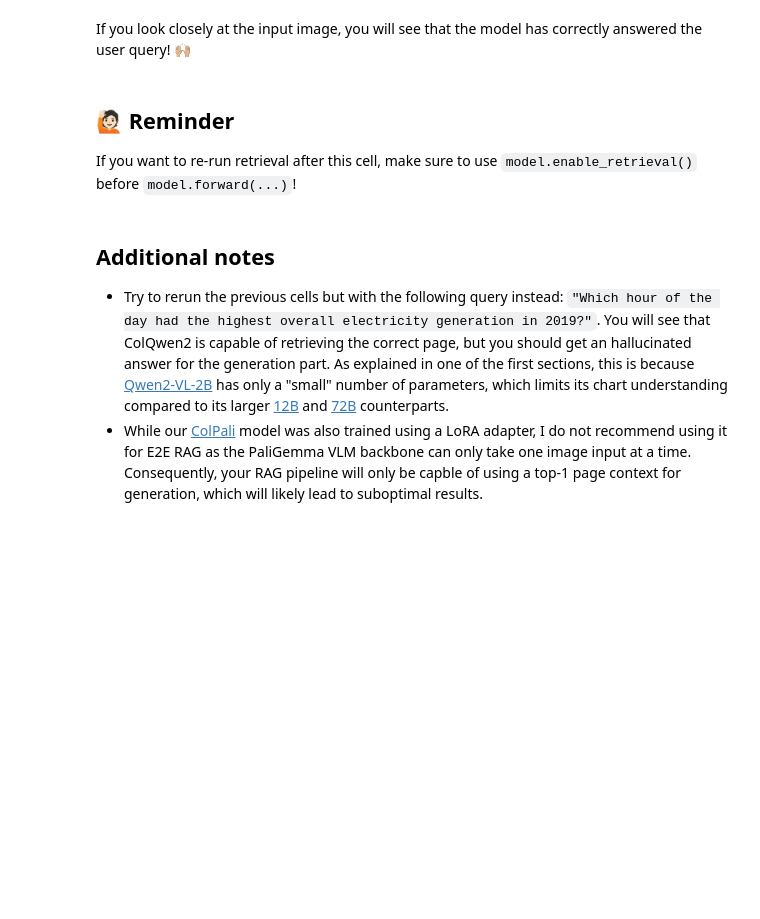
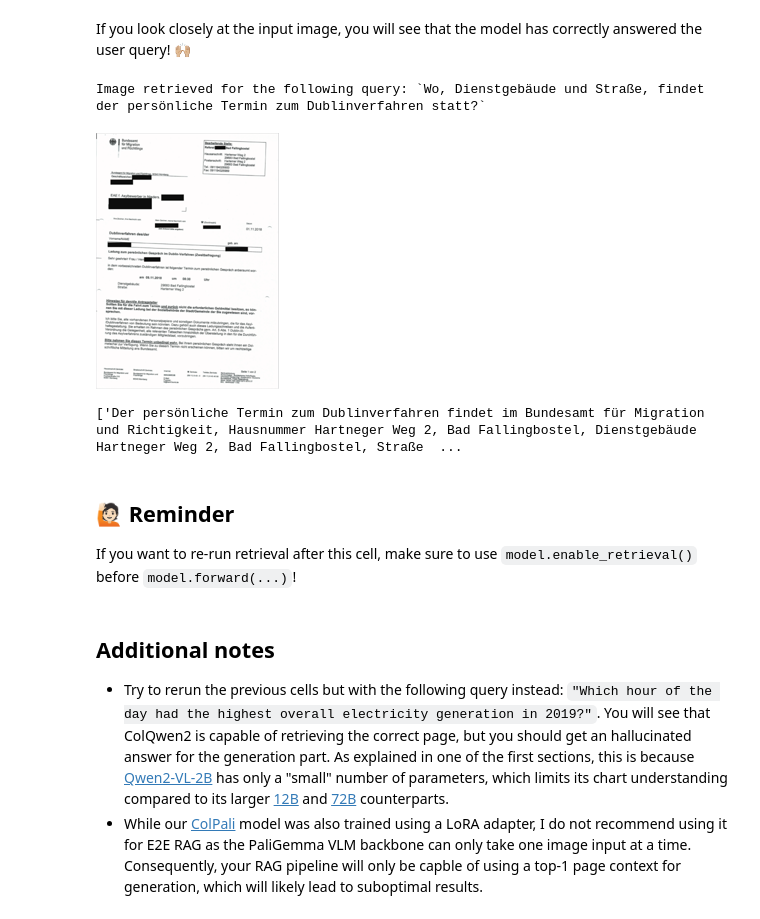
Before and after one commit to bmaier/colpali-cookbooks, a Jupyter notebook: examples/run_e2e_rag_colqwen2_with_adapter_hot_swapping.ipynb, the cells around one changed output. Saved outputs shown, nothing was run; the diff lists cells and outputs as text; code cells hidden in the pictures; blank space fills up the shorter version.

```diff
--- a/examples/run_e2e_rag_colqwen2_with_adapter_hot_swapping.ipynb
+++ b/examples/run_e2e_rag_colqwen2_with_adapter_hot_swapping.ipynb
@@ -205,6 +204,7 @@ This is the retrieval part of the RAG. In this example, we only keep the top-1 r
 
 In practice, using more results (e.g., top-5) can improve the quality of the final answer.
 # %%
+query = "Wann ist der persönliche Termin zum Dublinverfahren?"
 # Process the inputs
 batch_images = processor_retrieval.process_images(images).to(model.device)
 batch_queries = processor_retrieval.process_queries([query]).to(model.device)
@@ -276,5 +276,71 @@ print(output_text)
 # %% [markdown]
 If you look closely at the input image, you will see that the model has correctly answered the user query! 🙌🏼
+# %%
+query = "Wo, Dienstgebäude und Straße, findet der persönliche Termin zum Dublinverfahren statt?"
+# Process the inputs
+batch_images = processor_retrieval.process_images(images).to(model.device)
+batch_queries = processor_retrieval.process_queries([query]).to(model.device)
+
+# Forward pass
+model.enable_retrieval()
+
+with torch.no_grad():
+    image_embeddings = model.forward(**batch_images)
+    query_embeddings = model.forward(**batch_queries)
+
+# Calculate the similarity scores
+scores = processor_retrieval.score_multi_vector(query_embeddings, image_embeddings)
+
+# Get the top-1 page image
+retrieved_image_index = scores.argmax().item()
+retrieved_image = images[retrieved_image_index]
+
+print(f"Image retrieved for the following query: `{query}`")
+display(scale_image(retrieved_image, new_height=256))
+
+
+# Preprocess the inputs
+conversation = [
+    {
+        "role": "user",
+        "content": [
+            {
+                "type": "image",
+            },
+            {
+                "type": "text",
+                "text": f"Answer the following question using the input image: {query}",
+            },
+        ],
+    }
+]
+text_prompt = processor_generation.apply_chat_template(conversation, add_generation_prompt=True)
+inputs_generation = processor_generation(
+    text=[text_prompt],
+    images=[image],
+    padding=True,
+    return_tensors="pt",
+).to(device)
+
+# Generate the RAG response
+model.enable_generation()
+output_ids = model.generate(**inputs_generation, max_new_tokens=128)
+
+# Ensure that only the newly generated token IDs are retained from output_ids
+generated_ids = [output_ids[len(input_ids) :] for input_ids, output_ids in zip(inputs_generation.input_ids, output_ids)]
+
+# Decode the RAG response
+output_text = processor_generation.batch_decode(
+    generated_ids,
+    skip_special_tokens=True,
+    clean_up_tokenization_spaces=True,
+)
+
+print(output_text)
+# %% [output]
+Image retrieved for the following query: `Wo, Dienstgebäude und Straße, findet der persönliche Termin zum Dublinverfahren statt?`
+[figure, added]
+['Der persönliche Termin zum Dublinverfahren findet im Bundesamt für Migration und Richtigkeit, Hausnummer Hartneger Weg 2, Bad Fallingbostel, Dienstgebäude Hartneger Weg 2, Bad Fallingbostel, Straße  ...
 # %% [markdown]
 ## 🙋🏻 Reminder
 If you want to re-run retrieval after this cell, make sure to use `model.enable_retrieval()` before `model.forward(...)`!
```
Also changed, not shown: parts of 7 cells of this notebook.
